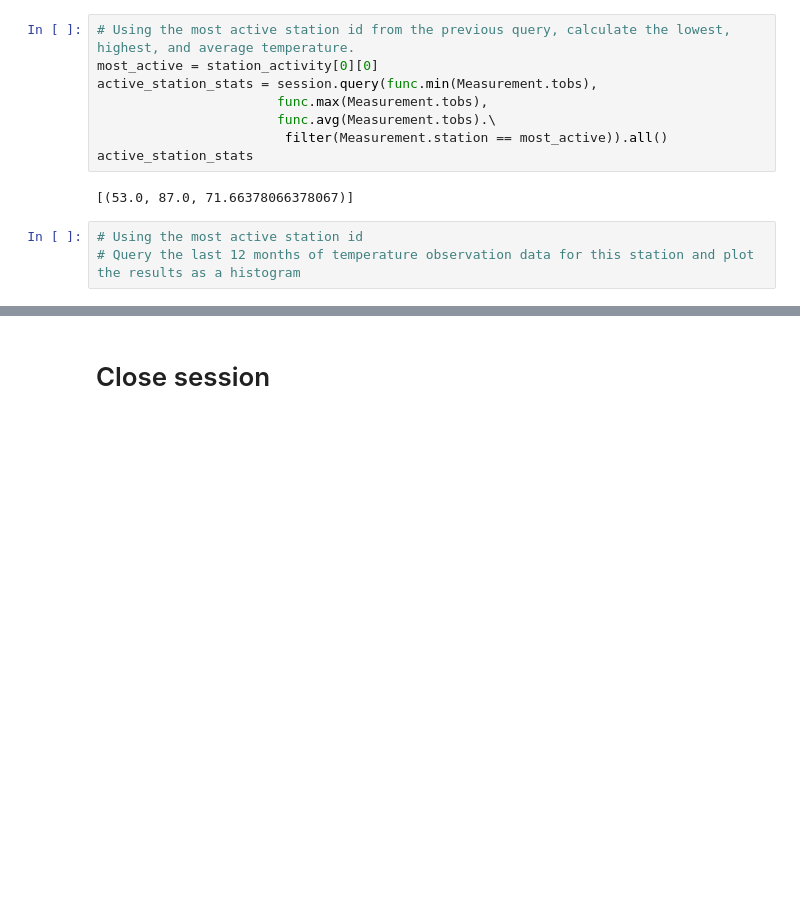
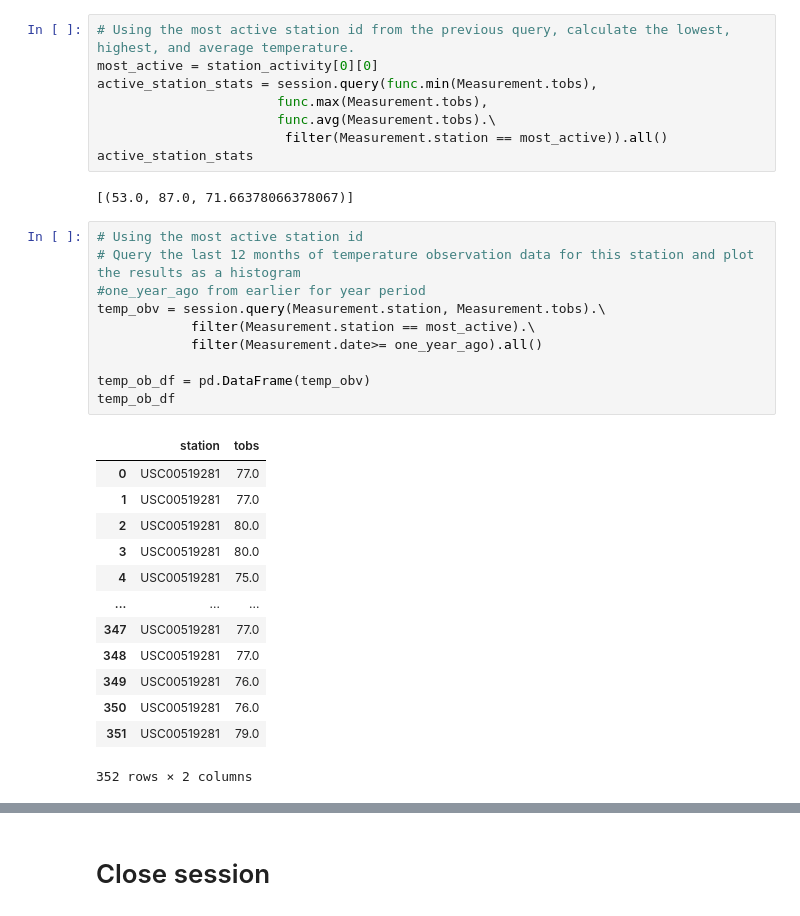
Before and after one commit to kelseyv4/sqlalchemy-challenge, a Jupyter notebook: climate_starter.ipynb, the cells around one changed output, grey strips where cells are left out. Cells and saved outputs as stored; diff of their text form; blank space fills up the shorter version.

```diff
--- a/climate_starter.ipynb
+++ b/climate_starter.ipynb
@@ -147,3 +147,24 @@ active_station_stats
 # %%
 # Using the most active station id
 # Query the last 12 months of temperature observation data for this station and plot the results as a histogram
+#one_year_ago from earlier for year period
+temp_obv = session.query(Measurement.station, Measurement.tobs).\
+            filter(Measurement.station == most_active).\
+            filter(Measurement.date>= one_year_ago).all()
+
+temp_ob_df = pd.DataFrame(temp_obv)
+temp_ob_df
+# %% [output]
+|  | station | tobs |
+| 0 | USC00519281 | 77.0 |
+| 1 | USC00519281 | 77.0 |
+| 2 | USC00519281 | 80.0 |
+| 3 | USC00519281 | 80.0 |
+| 4 | USC00519281 | 75.0 |
+| ... | ... | ... |
+| 347 | USC00519281 | 77.0 |
+| 348 | USC00519281 | 77.0 |
+| 349 | USC00519281 | 76.0 |
+| 350 | USC00519281 | 76.0 |
+| 351 | USC00519281 | 79.0 |
+352 rows × 2 columns
```
Also changed, not shown: parts of 1 cell of this notebook.
